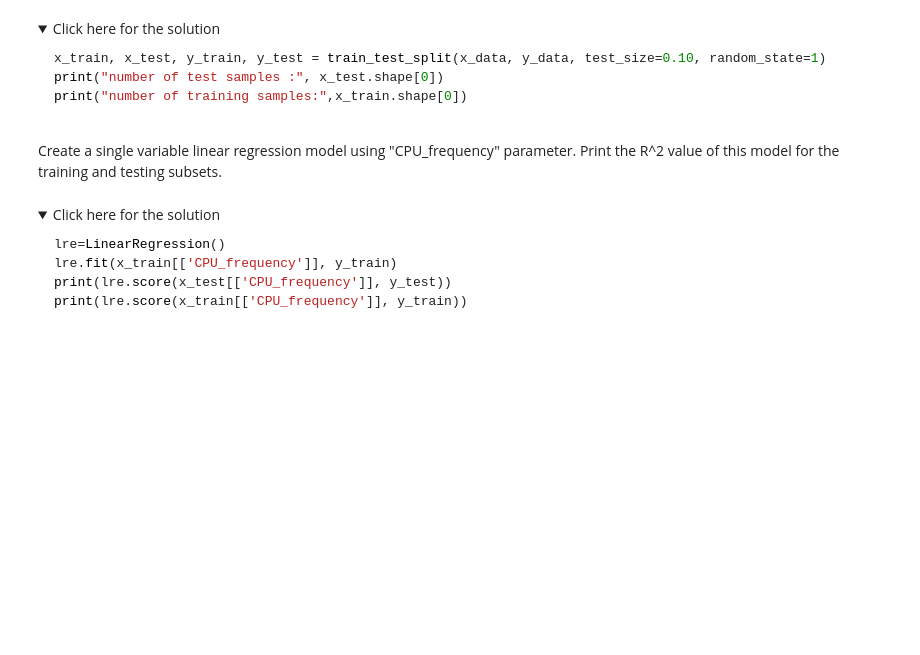
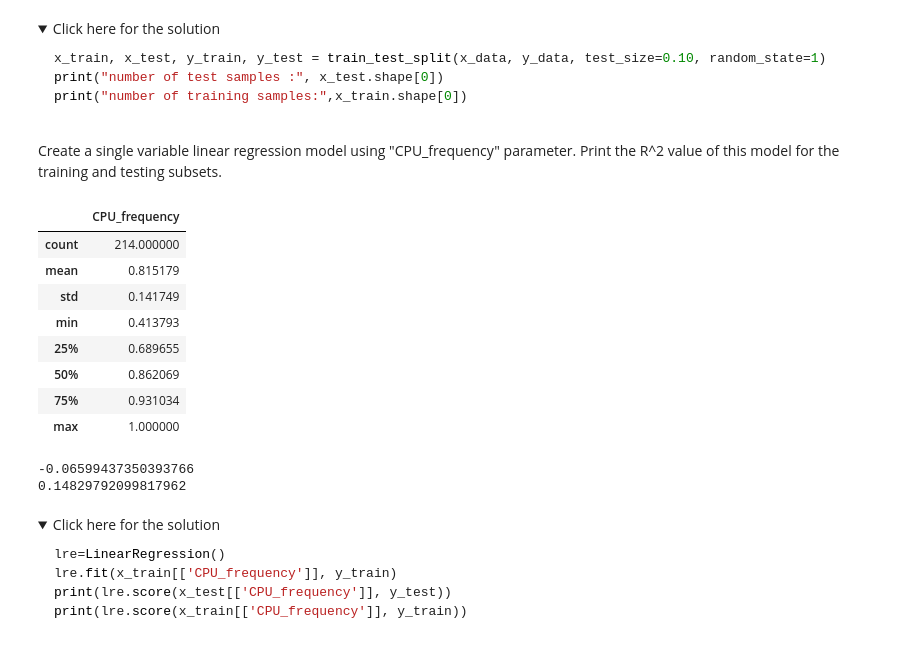
Before and after one commit to Locchuong96/ds, a Jupyter notebook: C7/practice_model_evaluation.jupyterlite.ipynb, the cells around one changed output. Drawn from its saved outputs; the diff is of its cells as text; code cells hidden in the pictures; folded sections open; blank space fills up the shorter version.

```diff
--- a/C7/practice_model_evaluation.jupyterlite.ipynb
+++ b/C7/practice_model_evaluation.jupyterlite.ipynb
@@ -117,0 +116,6 @@ Split the data set into training and testing subests such that you reserve 10% o
+# %%
+# Write your code below and press Shift+Enter to execute
+x_train, x_test, y_train, y_test = train_test_split(x_data, y_data, test_size=0.10, random_state=1)
+
+print("number of test samples :", x_test.shape[0])
+print("number of training samples:",x_train.shape[0])
@@ -127,8 +134,27 @@ print("number of training samples:",x_train.shape[0])
 </details>
 # %% [markdown]
 Create a single variable linear regression model using "CPU_frequency" parameter. Print the R^2 value of this model for the training and testing subsets.
+# %%
+x_train[['CPU_frequency']].describe()
+# %% [output]
+|  | CPU_frequency |
+| count | 214.000000 |
+| mean | 0.815179 |
+| std | 0.141749 |
+| min | 0.413793 |
+| 25% | 0.689655 |
+| 50% | 0.862069 |
+| 75% | 0.931034 |
+| max | 1.000000 |
 # %%
 # Write your code below and press Shift+Enter to execute
+lre = LinearRegression()
+lre.fit(x_train[['CPU_frequency']], y_train)
+print(lre.score(x_test[['CPU_frequency']], y_test))
+print(lre.score(x_train[['CPU_frequency']], y_train))
+# %% [output]
+-0.06599437350393766
+0.14829792099817962
 # %% [markdown]
 <details><summary>Click here for the solution</summary>
 
```
Also changed, not shown: parts of 21 cells of this notebook.
